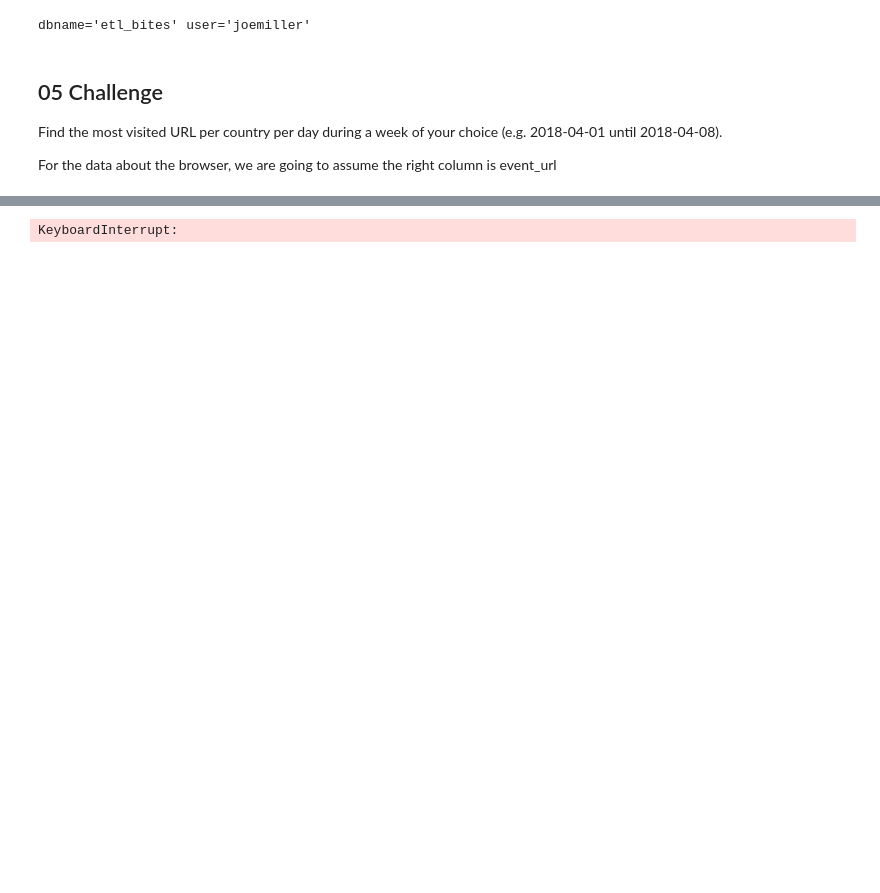
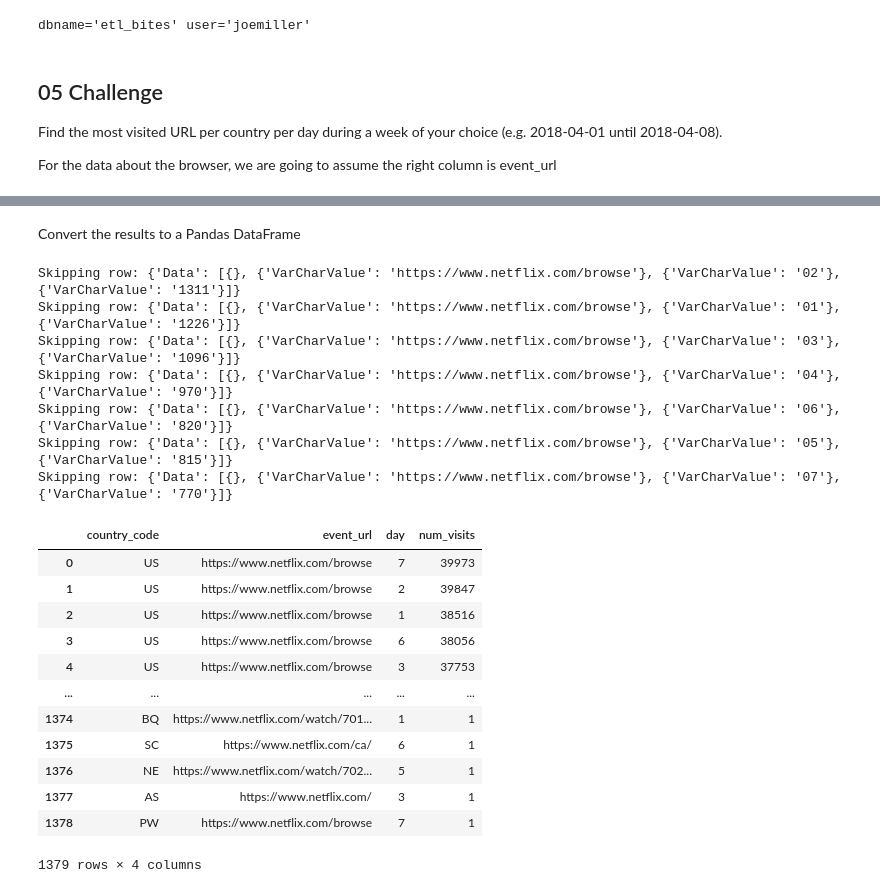
Before and after one commit to jmiller84/etl-bites, a Jupyter notebook: 05_challenge.ipynb, the cells around one changed output, grey strips where cells are left out. Drawn from its saved outputs; the diff is of its cells as text; code cells hidden in the pictures; blank space fills up the shorter version.

```diff
--- a/05_challenge.ipynb
+++ b/05_challenge.ipynb
@@ -113,20 +130,48 @@ len(results)
+# %% [markdown]
+Convert the results to a Pandas DataFrame
 # %%
 # Process the query results
-results_df = pd.DataFrame(columns=["country_code", "event_url", "dt", "num_visits"])
+results_df = pd.DataFrame(columns=["country_code", "event_url", "day", "num_visits"])
 
 for row in results[1:]:
+
+    if not row["Data"][0]:
+        # Check for missing country codes and if missing skip row
+        print(f"Skipping row: {row}")
+        continue
     country_code = row["Data"][0]["VarCharValue"]
     event_url = row["Data"][1]["VarCharValue"]
-    dt = row["Data"][2]["VarCharValue"]
+    day = int(row["Data"][2]["VarCharValue"])
     num_visits = int(row["Data"][3]["VarCharValue"])
 
-    values = pd.DataFrame({"country_code" : [country_code],
-              "event_url": [event_url],
-              "dt": [dt],
-              "num_visits": [num_visits]})
+    values = pd.DataFrame({
+        "country_code" : [country_code],
+        "event_url": [event_url],
+        "day": [day],
+        "num_visits": [num_visits]
+              })
 
     results_df = pd.concat([results_df, values], ignore_index=True)
 
 results_df
 # %% [output]
-KeyboardInterrupt:
+Skipping row: {'Data': [{}, {'VarCharValue': 'https://www.netflix.com/browse'}, {'VarCharValue': '02'}, {'VarCharValue': '1311'}]}
+Skipping row: {'Data': [{}, {'VarCharValue': 'https://www.netflix.com/browse'}, {'VarCharValue': '01'}, {'VarCharValue': '1226'}]}
+Skipping row: {'Data': [{}, {'VarCharValue': 'https://www.netflix.com/browse'}, {'VarCharValue': '03'}, {'VarCharValue': '1096'}]}
+Skipping row: {'Data': [{}, {'VarCharValue': 'https://www.netflix.com/browse'}, {'VarCharValue': '04'}, {'VarCharValue': '970'}]}
+Skipping row: {'Data': [{}, {'VarCharValue': 'https://www.netflix.com/browse'}, {'VarCharValue': '06'}, {'VarCharValue': '820'}]}
+Skipping row: {'Data': [{}, {'VarCharValue': 'https://www.netflix.com/browse'}, {'VarCharValue': '05'}, {'VarCharValue': '815'}]}
+Skipping row: {'Data': [{}, {'VarCharValue': 'https://www.netflix.com/browse'}, {'VarCharValue': '07'}, {'VarCharValue': '770'}]}
+|  | country_code | event_url | day | num_visits |
+| 0 | US | https://www.netflix.com/browse | 7 | 39973 |
+| 1 | US | https://www.netflix.com/browse | 2 | 39847 |
+| 2 | US | https://www.netflix.com/browse | 1 | 38516 |
+| 3 | US | https://www.netflix.com/browse | 6 | 38056 |
+| 4 | US | https://www.netflix.com/browse | 3 | 37753 |
+| ... | ... | ... | ... | ... |
+| 1374 | BQ | https://www.netflix.com/watch/701... | 1 | 1 |
+| 1375 | SC | https://www.netflix.com/ca/ | 6 | 1 |
+| 1376 | NE | https://www.netflix.com/watch/702... | 5 | 1 |
+| 1377 | AS | https://www.netflix.com/ | 3 | 1 |
+| 1378 | PW | https://www.netflix.com/browse | 7 | 1 |
+1379 rows × 4 columns
```
Also changed, not shown: parts of 12 cells of this notebook, 1 other file.
